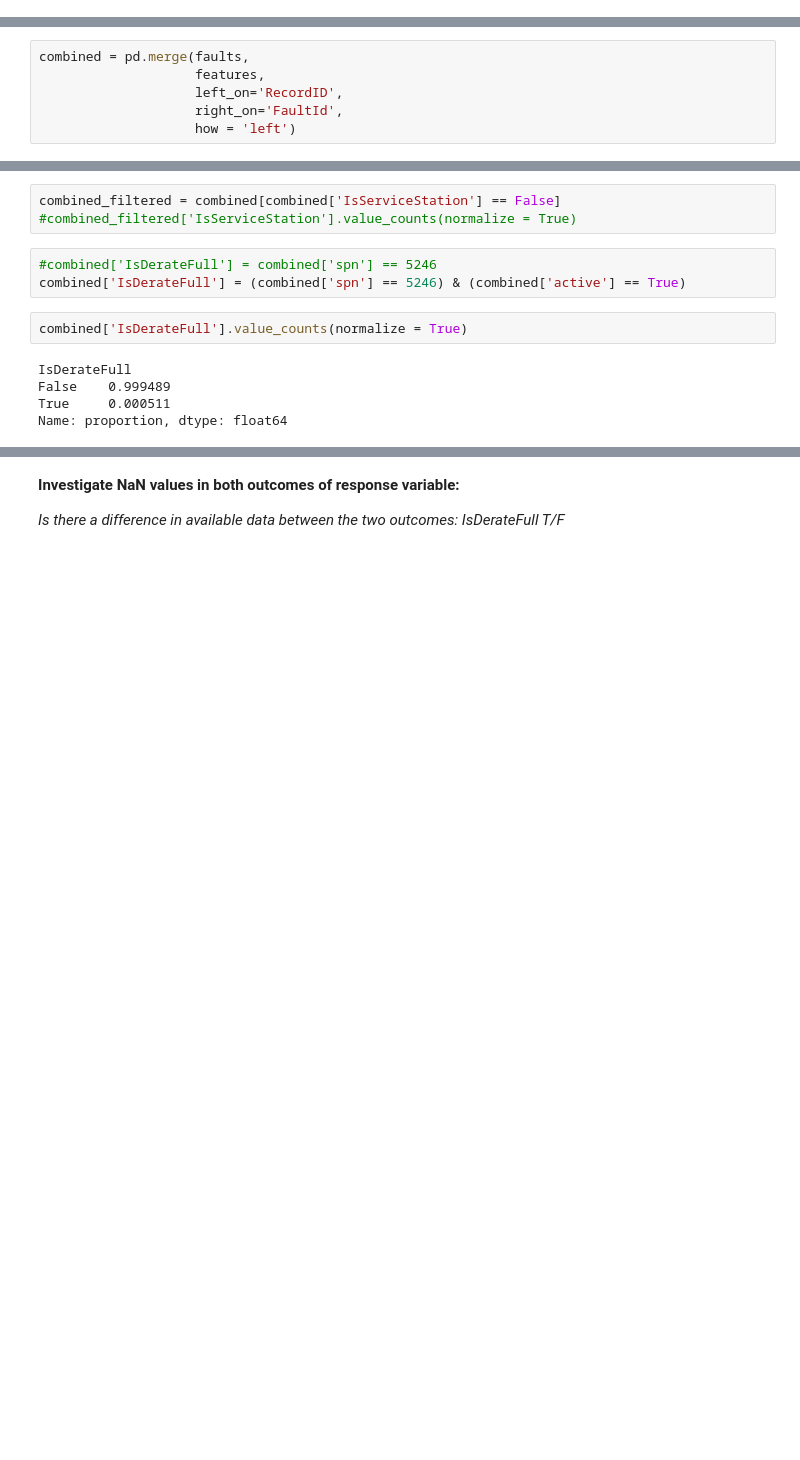
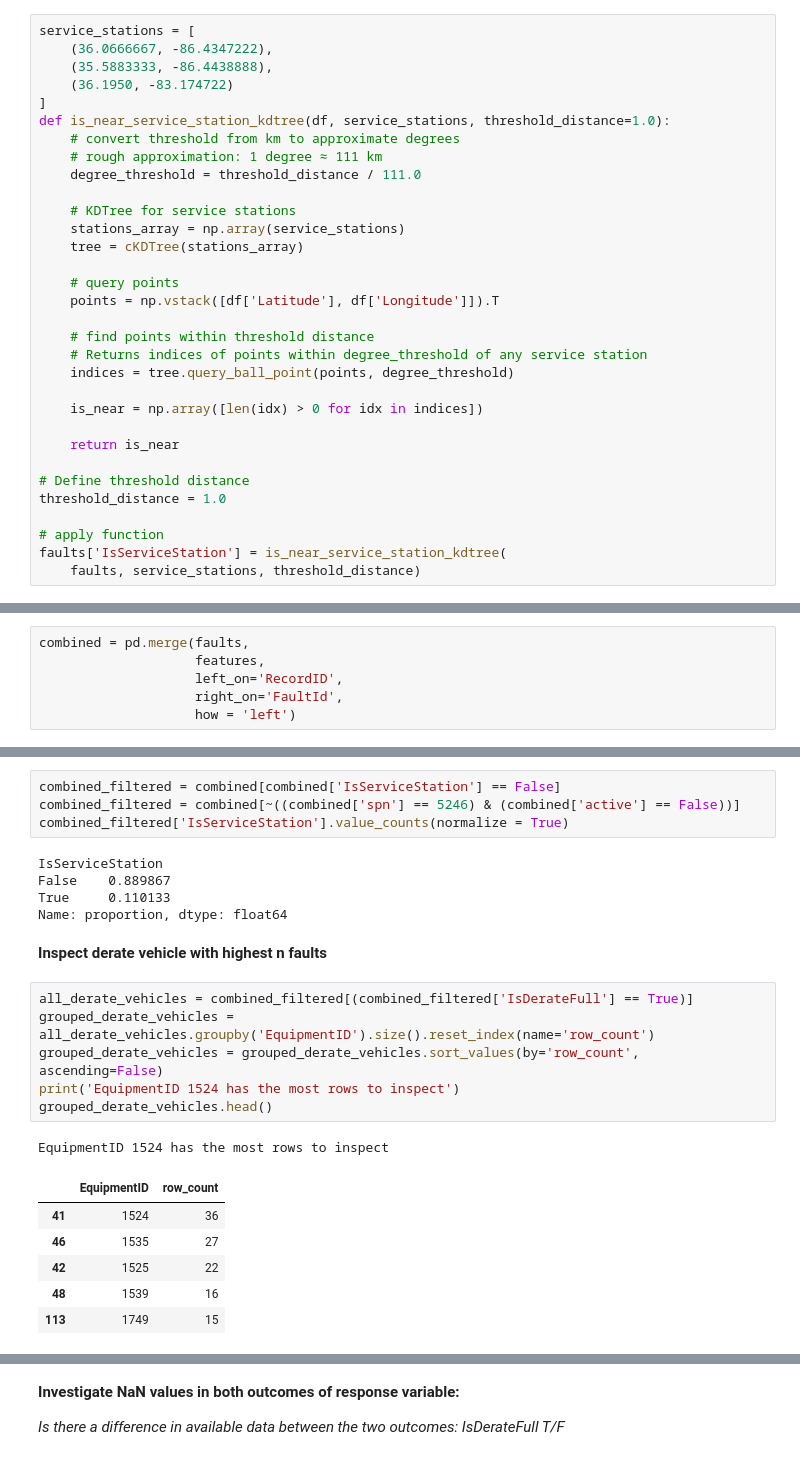
Before and after one commit to nss-data-science-cohort-8/big-g-smokey-and-the-bandits, a Jupyter notebook: notebooks/Features.ipynb, the cells around one changed output, grey strips where cells are left out. Drawn from its saved outputs; the diff is of its cells as text; blank space fills up the shorter version.

```diff
--- a/notebooks/Features.ipynb
+++ b/notebooks/Features.ipynb
@@ -94,3 +76,35 @@ faults['IsServiceStation'] = faults.apply(lambda row: is_near_service_station(ro
+# %%
+service_stations = [
+    (36.0666667, -86.4347222),
+    (35.5883333, -86.4438888),
+    (36.1950, -83.174722)
+]
+def is_near_service_station_kdtree(df, service_stations, threshold_distance=1.0):
+    # convert threshold from km to approximate degrees
+    # rough approximation: 1 degree ≈ 111 km
+    degree_threshold = threshold_distance / 111.0
+
+    # KDTree for service stations
+    stations_array = np.array(service_stations)
+    tree = cKDTree(stations_array)
+
+    # query points
+    points = np.vstack([df['Latitude'], df['Longitude']]).T
+
+    # find points within threshold distance
+    # Returns indices of points within degree_threshold of any service station
+    indices = tree.query_ball_point(points, degree_threshold)
+
+    is_near = np.array([len(idx) > 0 for idx in indices])
+
+    return is_near
+
+# Define threshold distance
+threshold_distance = 1.0
+
+# apply function
+faults['IsServiceStation'] = is_near_service_station_kdtree(
+    faults, service_stations, threshold_distance)
 # %%
 faults['IsServiceStation'].value_counts(normalize = True)
 # %% [output]
@@ -117,13 +143,25 @@ combined = pd.merge(faults,
 # %%
 combined_filtered = combined[combined['IsServiceStation'] == False]
-#combined_filtered['IsServiceStation'].value_counts(normalize = True)
+combined_filtered = combined[~((combined['spn'] == 5246) & (combined['active'] == False))]
+combined_filtered['IsServiceStation'].value_counts(normalize = True)
+# %% [output]
+IsServiceStation
+False    0.889867
+True     0.110133
+Name: proportion, dtype: float64
-# %%
-#combined['IsDerateFull'] = combined['spn'] == 5246
-combined['IsDerateFull'] = (combined['spn'] == 5246) & (combined['active'] == True)
-# %%
-combined['IsDerateFull'].value_counts(normalize = True)
-# %% [output]
-IsDerateFull
-False    0.999489
-True     0.000511
-Name: proportion, dtype: float64
+# %% [markdown]
+**Inspect derate vehicle with highest n faults**
+# %%
+all_derate_vehicles = combined_filtered[(combined_filtered['IsDerateFull'] == True)]
+grouped_derate_vehicles = all_derate_vehicles.groupby('EquipmentID').size().reset_index(name='row_count')
+grouped_derate_vehicles = grouped_derate_vehicles.sort_values(by='row_count', ascending=False)
+print('EquipmentID 1524 has the most rows to inspect')
+grouped_derate_vehicles.head()
+# %% [output]
+EquipmentID 1524 has the most rows to inspect
+|  | EquipmentID | row_count |
+| 41 | 1524 | 36 |
+| 46 | 1535 | 27 |
+| 42 | 1525 | 22 |
+| 48 | 1539 | 16 |
+| 113 | 1749 | 15 |
```
Also changed, not shown: parts of 37 cells of this notebook.
